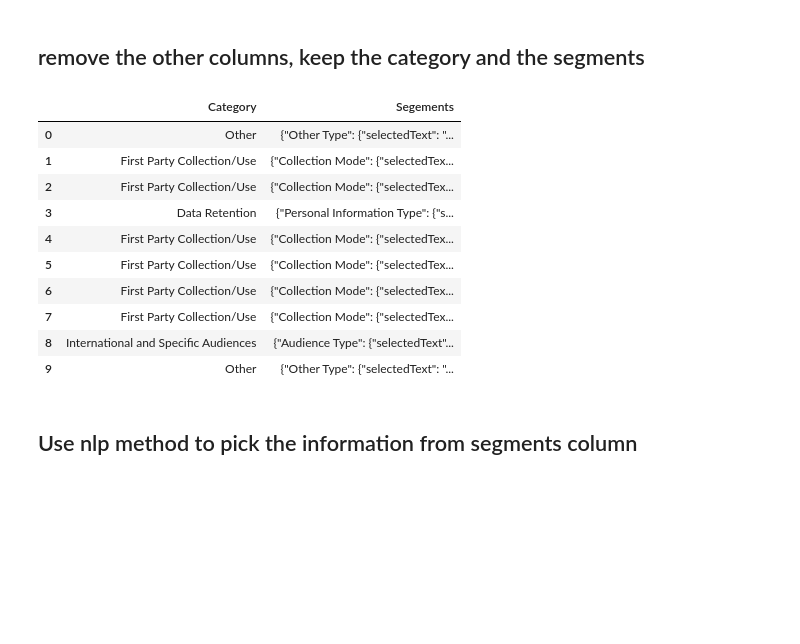
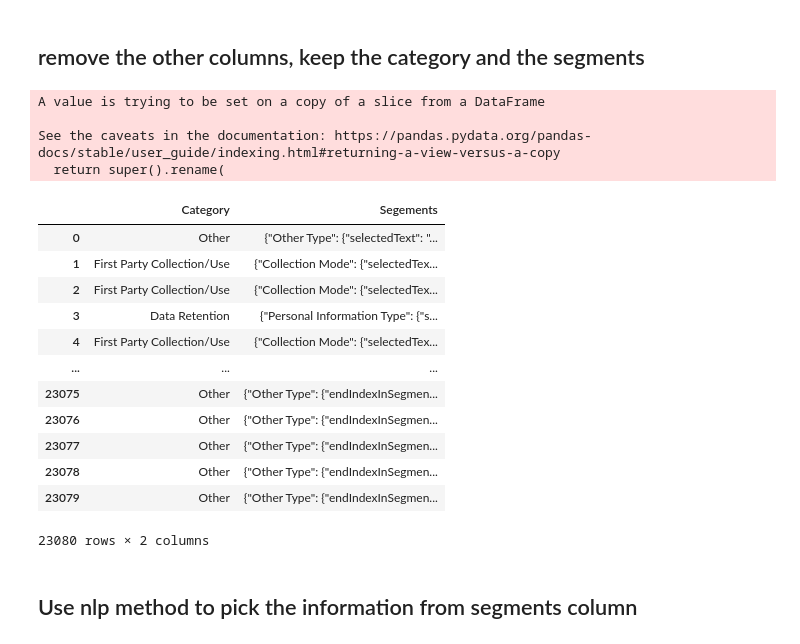
Before and after one commit to noobChengAK/SKLEARN, a Jupyter notebook: y3project/operation_all_csv .ipynb, the cells around one changed output. Cells and saved outputs as stored; diff of their text form; code cells hidden in the pictures; blank space fills up the shorter version.

Commit message:
22_11_21
upload the two_segments.csv

```diff
--- a/y3project/operation_all_csv .ipynb
+++ b/y3project/operation_all_csv .ipynb
@@ -4,7 +4,8 @@ import pandas as pd
 import os
 # %%
 #csvFilePath = 'C:\\Users\\Tang\\Documents\\GitHub\\SKLEARN\\y3project\\opp_operation_data\\all.csv'
-csvFilePath = 'C:\\Users\\14761\\Documents\\GitHub\\SKLEARN\\y3project\\opp_operation_data\\all.csv'
+#csvFilePath = 'C:\\Users\\14761\\Documents\\GitHub\\SKLEARN\\y3project\\opp_operation_data\\all.csv'
+csvFilePath = '/home/n34851zc/GitRepos/Y3/SKLEARN/y3project/opp_operation_data/all.csv'
 # %%
 df = pd.read_csv(csvFilePath,header = None)
 df.head()
@@ -101,20 +97,28 @@ df.head(20)
 # %%
 df1 = df.iloc[:,[5,6]]
 # %%
-df1
+df_with_category_and_segments = df1
+
 #rename the columns 5 and 6
-df1.rename(columns = {'5': 'Category','6':'Segements'},inplace = True)
-df_with_category_and_segments = df1
-df_with_category_and_segments.head(10)
+df_with_category_and_segments.rename(columns = {'5': 'Category','6':'Segements'},inplace = True)
+# df_with_category_and_segments = df1
+df_with_category_and_segments
+# df2 = df_with_category_and_segments
 # %% [output]
+A value is trying to be set on a copy of a slice from a DataFrame
+
+See the caveats in the documentation: https://pandas.pydata.org/pandas-docs/stable/user_guide/indexing.html#returning-a-view-versus-a-copy
+  return super().rename(
 |  | Category | Segements |
 | 0 | Other | {"Other Type": {"selectedText": "... |
 | 1 | First Party Collection/Use | {"Collection Mode": {"selectedTex... |
 | 2 | First Party Collection/Use | {"Collection Mode": {"selectedTex... |
 | 3 | Data Retention | {"Personal Information Type": {"s... |
 | 4 | First Party Collection/Use | {"Collection Mode": {"selectedTex... |
-| 5 | First Party Collection/Use | {"Collection Mode": {"selectedTex... |
-| 6 | First Party Collection/Use | {"Collection Mode": {"selectedTex... |
-| 7 | First Party Collection/Use | {"Collection Mode": {"selectedTex... |
-| 8 | International and Specific Audiences | {"Audience Type": {"selectedText"... |
-| 9 | Other | {"Other Type": {"selectedText": "... |
+| ... | ... | ... |
+| 23075 | Other | {"Other Type": {"endIndexInSegmen... |
+| 23076 | Other | {"Other Type": {"endIndexInSegmen... |
+| 23077 | Other | {"Other Type": {"endIndexInSegmen... |
+| 23078 | Other | {"Other Type": {"endIndexInSegmen... |
+| 23079 | Other | {"Other Type": {"endIndexInSegmen... |
+23080 rows × 2 columns
```
Also changed, not shown: parts of 2 cells of this notebook, 3 other files.
